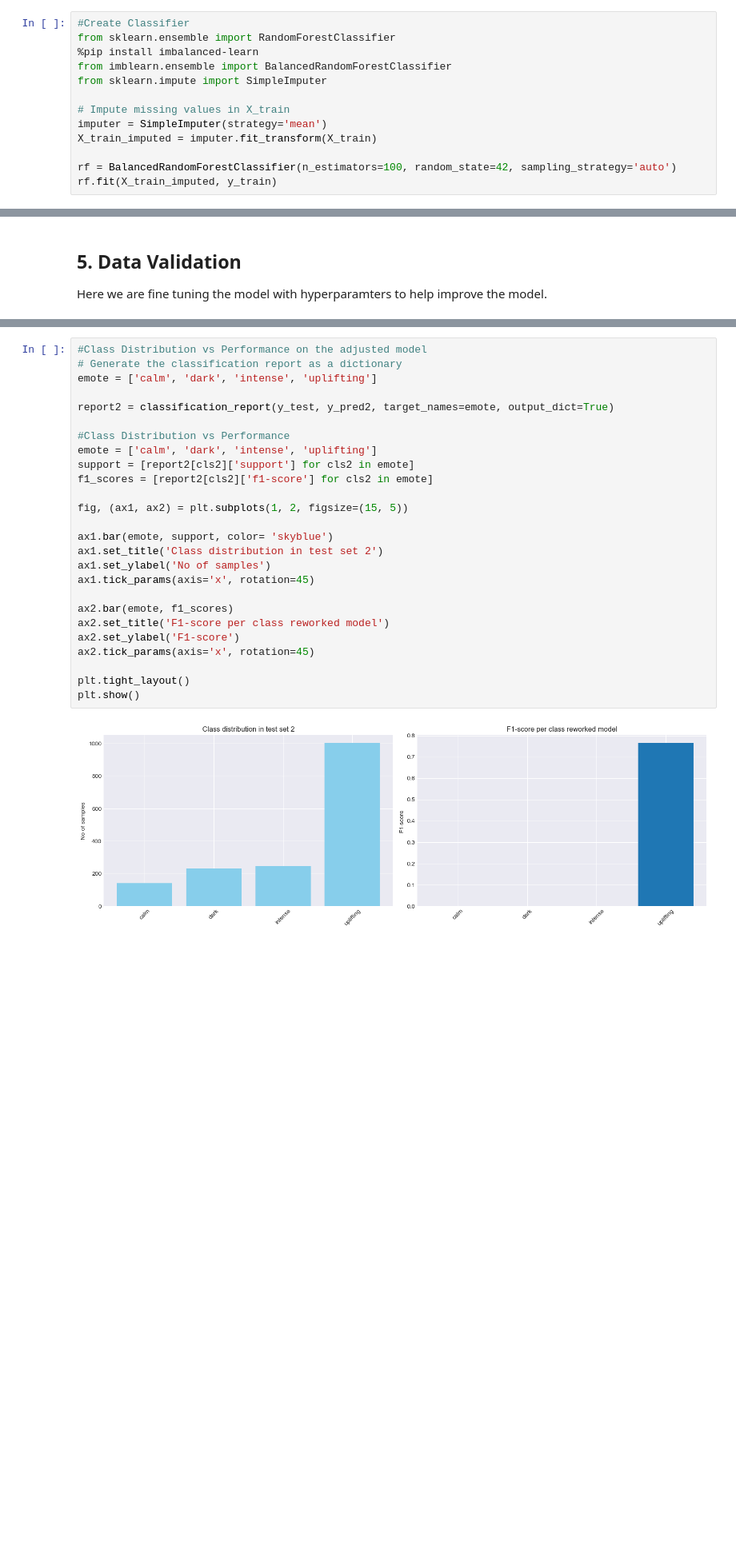
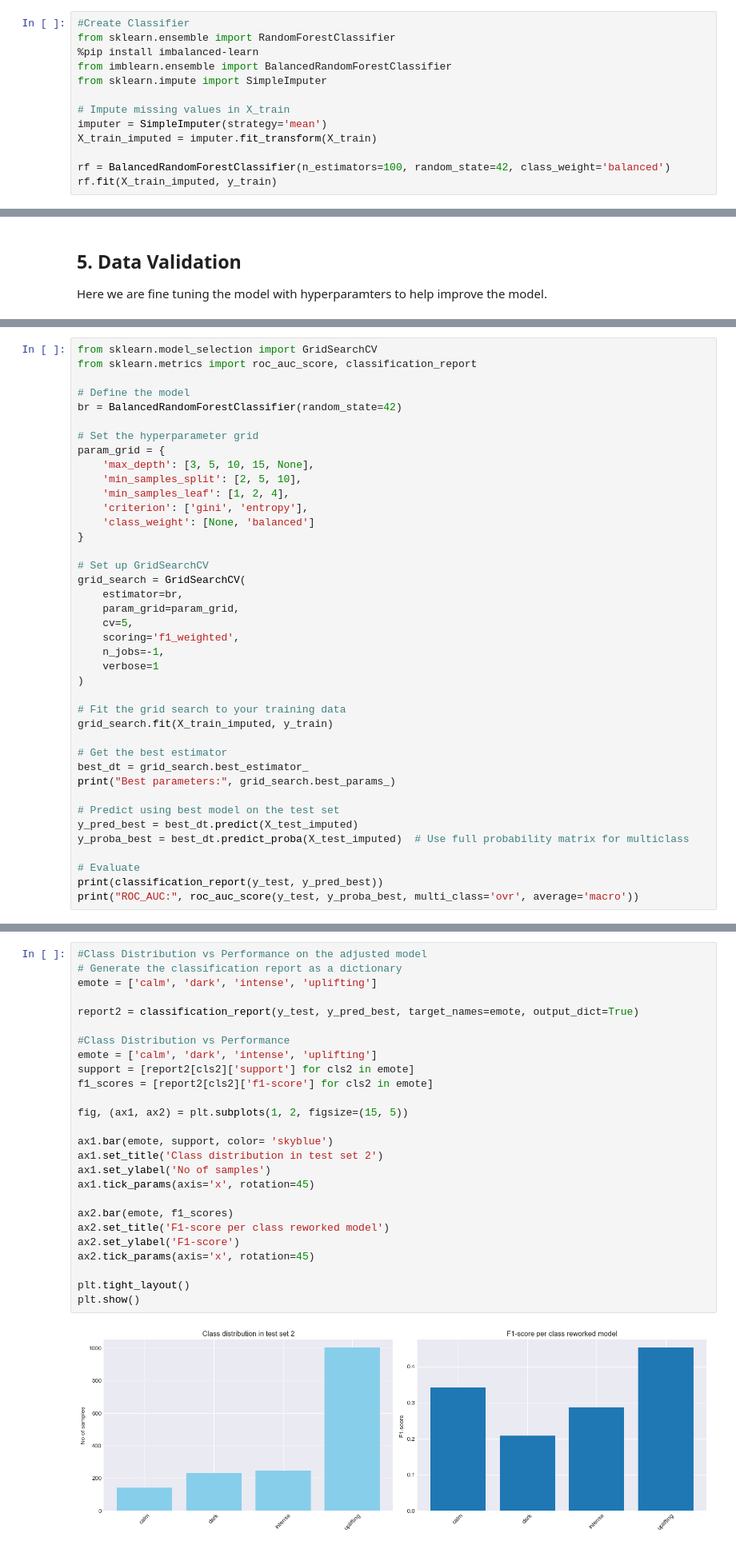
Before and after one commit to mshilacodes/mood-based-movie-recommender, a Jupyter notebook: index.ipynb, the cells around one changed output, grey strips where cells are left out. Shown: that part at 80% size. Saved outputs shown, nothing was run; the diff lists cells and outputs as text; blank space fills up the shorter version.

Commit message:
Used grid search cv to improve model and updated graphs

```diff
--- a/index.ipynb
+++ b/index.ipynb
@@ -438,7 +438,7 @@ from sklearn.impute import SimpleImputer
 imputer = SimpleImputer(strategy='mean')
 X_train_imputed = imputer.fit_transform(X_train)
 
-rf = BalancedRandomForestClassifier(n_estimators=100, random_state=42, sampling_strategy='auto')
+rf = BalancedRandomForestClassifier(n_estimators=100, random_state=42, class_weight='balanced')
 rf.fit(X_train_imputed, y_train)
 # %% [output]
 Requirement already satisfied: imbalanced-learn in c:\users\002401\appdata\local\anaconda3\lib\site-packages (0.11.0)
@@ -629,0 +621,40 @@ F1 Score(Micro): 0.6185185185185185
+# %%
+from sklearn.model_selection import GridSearchCV
+from sklearn.metrics import roc_auc_score, classification_report
+
+# Define the model
+br = BalancedRandomForestClassifier(random_state=42)
+
+# Set the hyperparameter grid
+param_grid = {
+    'max_depth': [3, 5, 10, 15, None],
+    'min_samples_split': [2, 5, 10],
+    'min_samples_leaf': [1, 2, 4],
+    'criterion': ['gini', 'entropy'],
+    'class_weight': [None, 'balanced']
+}
+
+# Set up GridSearchCV
+grid_search = GridSearchCV(
+    estimator=br,
+    param_grid=param_grid,
+    cv=5,
+    scoring='f1_weighted',
+    n_jobs=-1,
+    verbose=1
+)
+
+# Fit the grid search to your training data
+grid_search.fit(X_train_imputed, y_train)
+
+# Get the best estimator
+best_dt = grid_search.best_estimator_
+print("Best parameters:", grid_search.best_params_)
+
+# Predict using best model on the test set
+y_pred_best = best_dt.predict(X_test_imputed)
+y_proba_best = best_dt.predict_proba(X_test_imputed)  # Use full probability matrix for multiclass
+
+# Evaluate
+print(classification_report(y_test, y_pred_best))
+print("ROC_AUC:", roc_auc_score(y_test, y_proba_best, multi_class='ovr', average='macro'))
@@ -630,30 +697,30 @@ F1 Score(Micro): 0.6185185185185185
 # %%
 #Class Distribution vs Performance on the adjusted model
 # Generate the classification report as a dictionary
 emote = ['calm', 'dark', 'intense', 'uplifting']
 
-report2 = classification_report(y_test, y_pred2, target_names=emote, output_dict=True)
+report2 = classification_report(y_test, y_pred_best, target_names=emote, output_dict=True)
 
 #Class Distribution vs Performance
 emote = ['calm', 'dark', 'intense', 'uplifting']
 support = [report2[cls2]['support'] for cls2 in emote]
 f1_scores = [report2[cls2]['f1-score'] for cls2 in emote]
 
 fig, (ax1, ax2) = plt.subplots(1, 2, figsize=(15, 5))
 
 ax1.bar(emote, support, color= 'skyblue')
 ax1.set_title('Class distribution in test set 2')
 ax1.set_ylabel('No of samples')
 ax1.tick_params(axis='x', rotation=45)
 
 ax2.bar(emote, f1_scores)
 ax2.set_title('F1-score per class reworked model')
 ax2.set_ylabel('F1-score')
 ax2.tick_params(axis='x', rotation=45)
 
 plt.tight_layout()
 plt.show()
 # %% [output]
-[figure, old version]
+[figure, new version]
 # %% [markdown]
 ## 6. Conclusion
```
Also changed, not shown: parts of 20 cells of this notebook.
